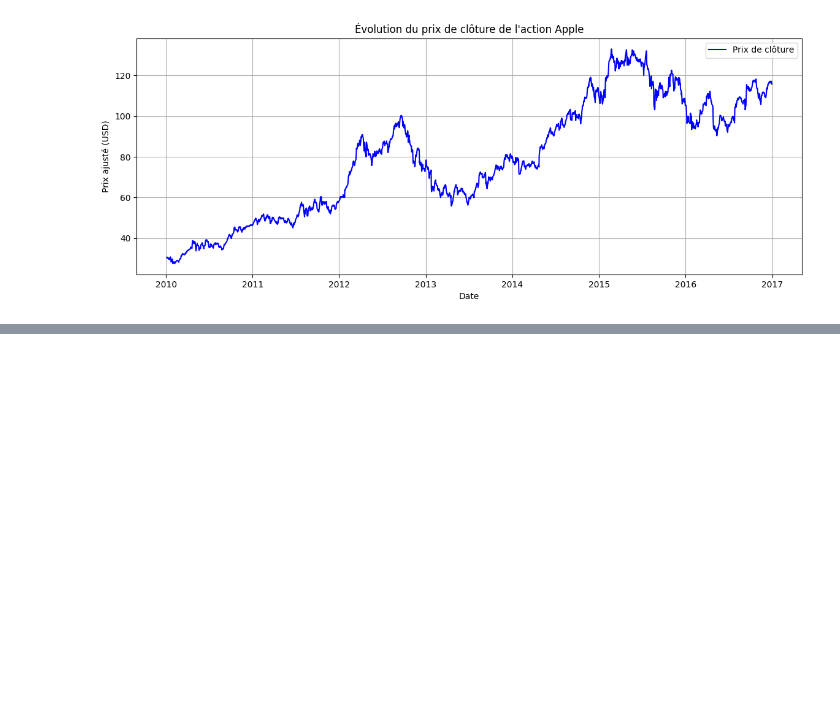
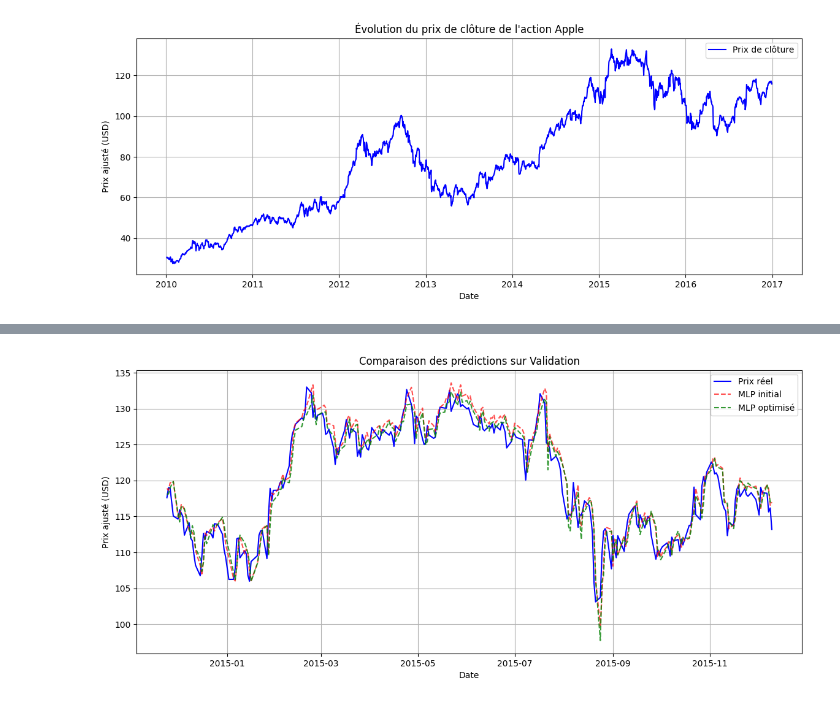
Before and after one commit to Ossel14/atelier1-deeplearning, a Jupyter notebook: notebooks/01_regression_nyse.ipynb, the cells around one changed output, grey strips where cells are left out. Drawn from its saved outputs; the diff is of its cells as text; code cells hidden in the pictures; blank space fills up the shorter version.

```diff
--- a/notebooks/01_regression_nyse.ipynb
+++ b/notebooks/01_regression_nyse.ipynb
@@ -266,0 +953,17 @@ Nombre d'observations Apple : 1762
+# %%
+param_grid = [
+    {
+        "net__module__hidden1": [64],
+        "net__module__hidden2": [32],
+        "net__lr": [0.001, 0.0005],
+        "net__optimizer": [optim.Adam, optim.SGD],
+        "net__max_epochs": [30, 60]
+    },
+    {
+        "net__module__hidden1": [128],
+        "net__module__hidden2": [64],
+        "net__lr": [0.001, 0.0005],
+        "net__optimizer": [optim.Adam, optim.SGD],
+        "net__max_epochs": [30, 60]
+    }
+]
@@ -266,0 +1059,40 @@ Nombre d'observations Apple : 1762
+# %%
+# Dates de validation
+val_dates = data["date"].iloc[train_end:val_end]
+
+plt.figure(figsize=(14, 6))
+
+plt.plot(
+    val_dates,
+    y_val,
+    label="Prix réel",
+    color="blue"
+)
+
+plt.plot(
+    val_dates,
+    y_pred_val,
+    label="MLP initial",
+    linestyle="--",
+    color="red",
+    alpha=0.7
+)
+
+plt.plot(
+    val_dates,
+    y_pred_val_optimized,
+    label="MLP optimisé",
+    linestyle="--",
+    color="green",
+    alpha=0.8
+)
+
+plt.title("Comparaison des prédictions sur Validation")
+plt.xlabel("Date")
+plt.ylabel("Prix ajusté (USD)")
+plt.legend()
+plt.grid(True)
+
+plt.show()
+# %% [output]
+[figure, added]
```
Also changed, not shown: parts of 35 cells of this notebook.
